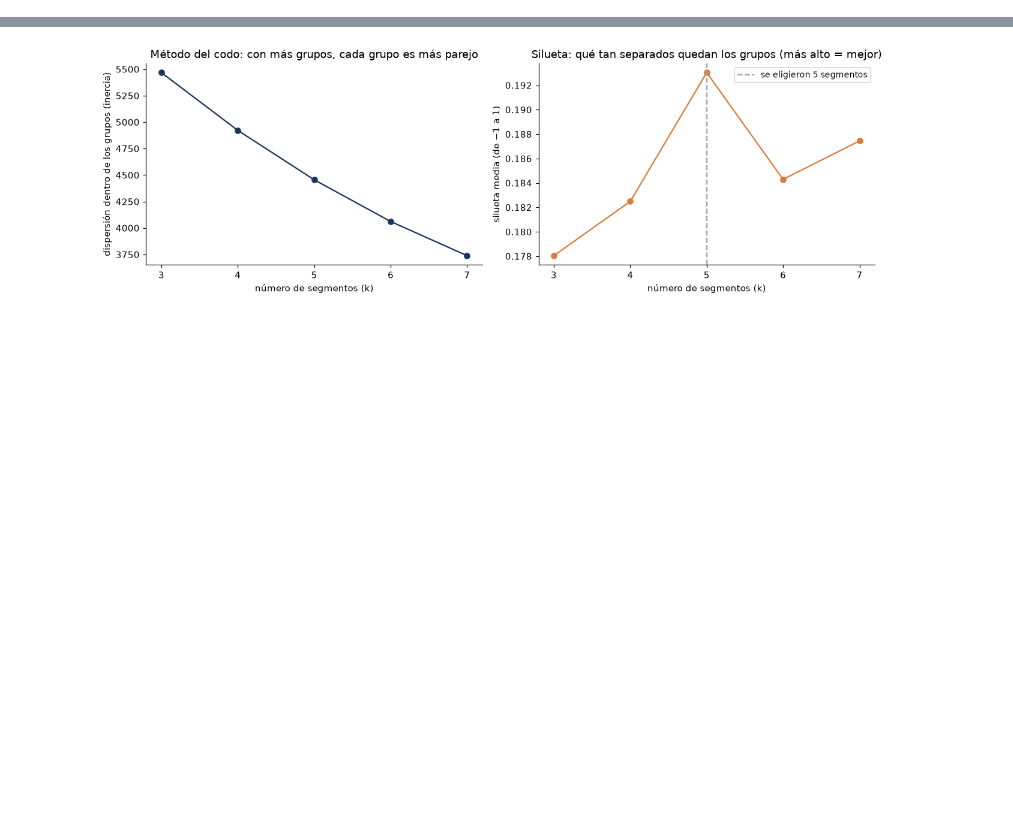
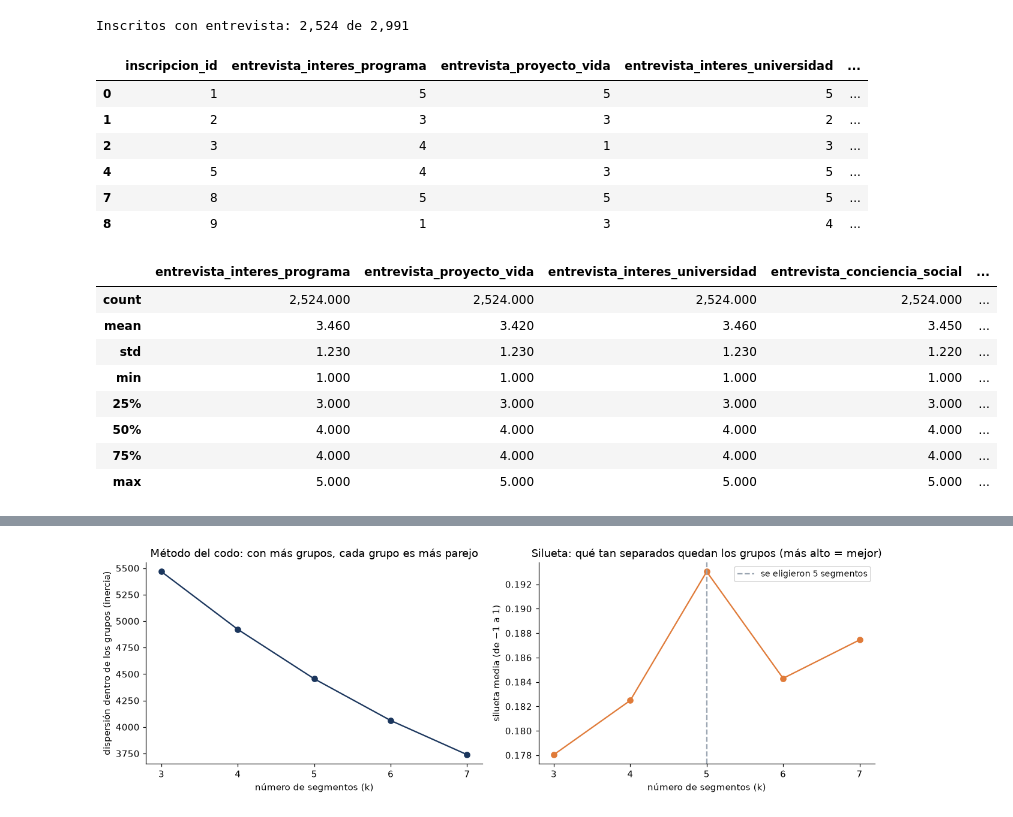
Before and after one commit to xyosho/Proyecto-Homologacion-ML, a Jupyter notebook: sprint2_caracteristicas_local.ipynb, the cells around one changed output, grey strips where cells are left out. Cells and saved outputs as stored; diff of their text form; code cells hidden in the pictures; blank space fills up the shorter version.

```diff
--- a/sprint2_caracteristicas_local.ipynb
+++ b/sprint2_caracteristicas_local.ipynb
@@ -68 +92,26 @@ CAMPANA           416
+# %%
+import caracteristicas as ca
+
+con = d[d["entrevista_realizada"] == 1]
+print(f"Inscritos con entrevista: {len(con):,} de {len(d):,}")
+display(con[["inscripcion_id", *ca.DIMENSIONES_ENTREVISTA, "puntaje_vocacional", "indice_vocacional"]].head(6))
+display(con[ca.DIMENSIONES_ENTREVISTA + ["indice_vocacional"]].describe().round(2))
+# %% [output]
+Inscritos con entrevista: 2,524 de 2,991
+|  | inscripcion_id | entrevista_interes_programa | entrevista_proyecto_vida | entrevista_interes_universidad | ... |
+| 0 | 1 | 5 | 5 | 5 | ... |
+| 1 | 2 | 3 | 3 | 2 | ... |
+| 2 | 3 | 4 | 1 | 3 | ... |
+| 4 | 5 | 4 | 3 | 5 | ... |
+| 7 | 8 | 5 | 5 | 5 | ... |
+| 8 | 9 | 1 | 3 | 4 | ... |
+|  | entrevista_interes_programa | entrevista_proyecto_vida | entrevista_interes_universidad | entrevista_conciencia_social | ... |
+| count | 2,524.000 | 2,524.000 | 2,524.000 | 2,524.000 | ... |
+| mean | 3.460 | 3.420 | 3.460 | 3.450 | ... |
+| std | 1.230 | 1.230 | 1.230 | 1.220 | ... |
+| min | 1.000 | 1.000 | 1.000 | 1.000 | ... |
+| 25% | 3.000 | 3.000 | 3.000 | 3.000 | ... |
+| 50% | 4.000 | 4.000 | 4.000 | 4.000 | ... |
+| 75% | 4.000 | 4.000 | 4.000 | 4.000 | ... |
+| max | 5.000 | 5.000 | 5.000 | 5.000 | ... |
 # %% [markdown]
```
Also changed, not shown: parts of 16 cells of this notebook, 18 other files.
